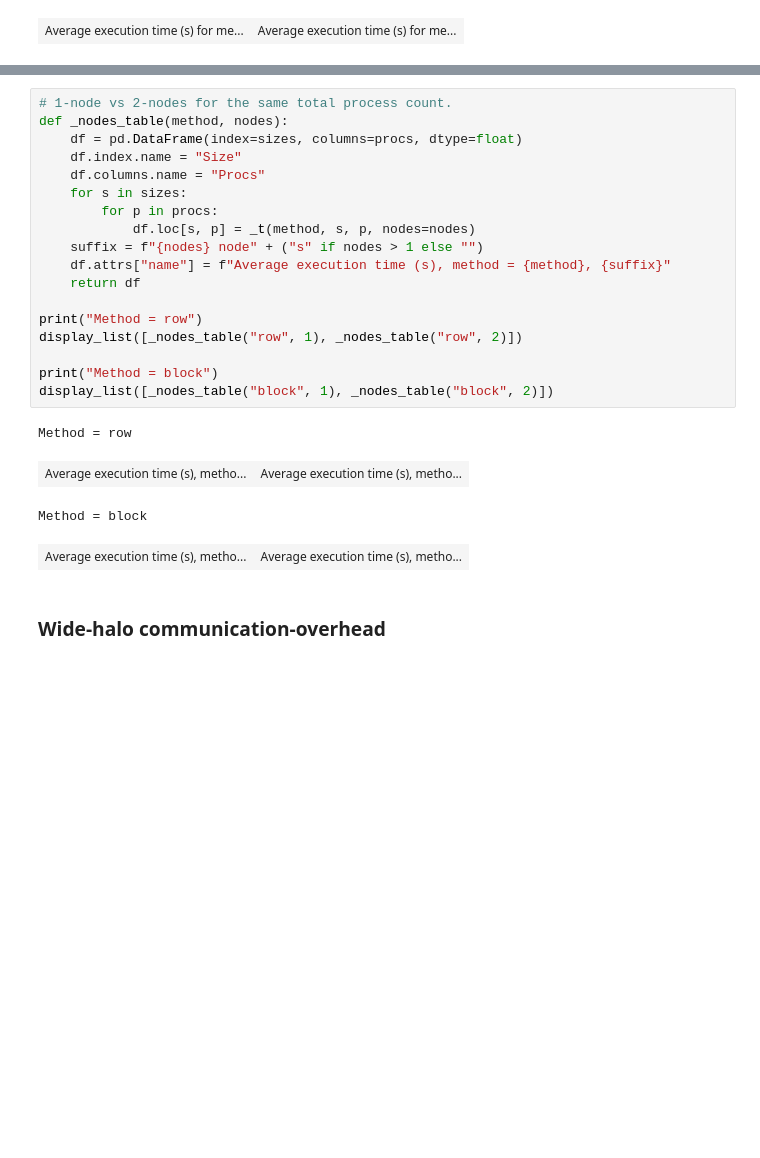
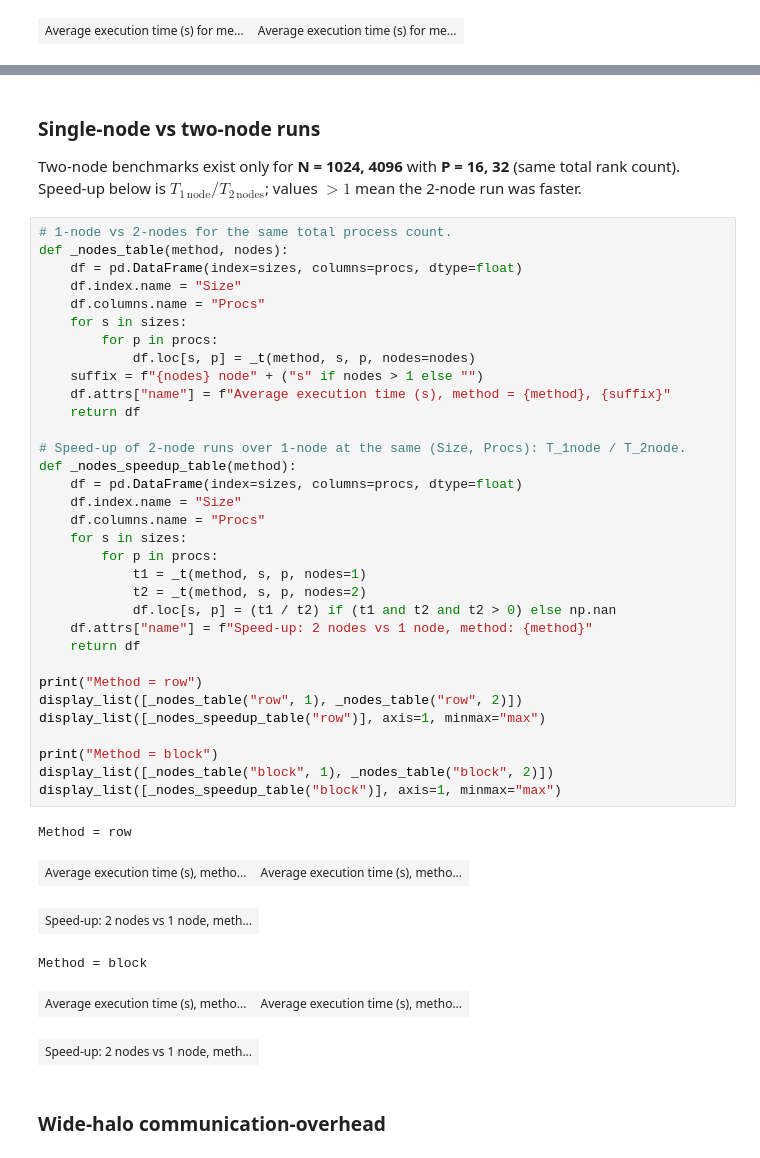
Before and after one commit to Edelwy/HPC, a Jupyter notebook: Assignment4/results/analiza.ipynb, the cells around one changed output, grey strips where cells are left out. Cells and saved outputs as stored; diff of their text form; blank space fills up the shorter version.

```diff
--- a/Assignment4/results/analiza.ipynb
+++ b/Assignment4/results/analiza.ipynb
@@ -116,26 +134,47 @@ display_list([_speedup_table("row"), _speedup_table("block")], axis=1, minmax="m
+# %% [markdown]
+### Single-node vs two-node runs
+
+Two-node benchmarks exist only for **N = 1024, 4096** with **P = 16, 32** (same total rank count). Speed-up below is $T_{\mathrm{1\,node}} / T_{\mathrm{2\,nodes}}$; values $> 1$ mean the 2-node run was faster.
 # %%
 # 1-node vs 2-nodes for the same total process count.
 def _nodes_table(method, nodes):
     df = pd.DataFrame(index=sizes, columns=procs, dtype=float)
     df.index.name = "Size"
     df.columns.name = "Procs"
     for s in sizes:
         for p in procs:
             df.loc[s, p] = _t(method, s, p, nodes=nodes)
     suffix = f"{nodes} node" + ("s" if nodes > 1 else "")
     df.attrs["name"] = f"Average execution time (s), method = {method}, {suffix}"
     return df
 
+# Speed-up of 2-node runs over 1-node at the same (Size, Procs): T_1node / T_2node.
+def _nodes_speedup_table(method):
+    df = pd.DataFrame(index=sizes, columns=procs, dtype=float)
+    df.index.name = "Size"
+    df.columns.name = "Procs"
+    for s in sizes:
+        for p in procs:
+            t1 = _t(method, s, p, nodes=1)
+            t2 = _t(method, s, p, nodes=2)
+            df.loc[s, p] = (t1 / t2) if (t1 and t2 and t2 > 0) else np.nan
+    df.attrs["name"] = f"Speed-up: 2 nodes vs 1 node, method: {method}"
+    return df
+
 print("Method = row")
 display_list([_nodes_table("row", 1), _nodes_table("row", 2)])
+display_list([_nodes_speedup_table("row")], axis=1, minmax="max")
 
 print("Method = block")
 display_list([_nodes_table("block", 1), _nodes_table("block", 2)])
+display_list([_nodes_speedup_table("block")], axis=1, minmax="max")
 # %% [output]
 Method = row
 | Average execution time (s), metho... | Average execution time (s), metho... |
+| Speed-up: 2 nodes vs 1 node, meth... |
 Method = block
-| Average execution time (s), metho... | Average execution time (s), metho... |
+| Average execution time (s), metho... | Average execution time (s), metho... |
+| Speed-up: 2 nodes vs 1 node, meth... |
 # %% [markdown]
 ### Wide-halo communication-overhead
 # %%
```
Also changed, not shown: parts of 4 cells of this notebook, 8 other files.
